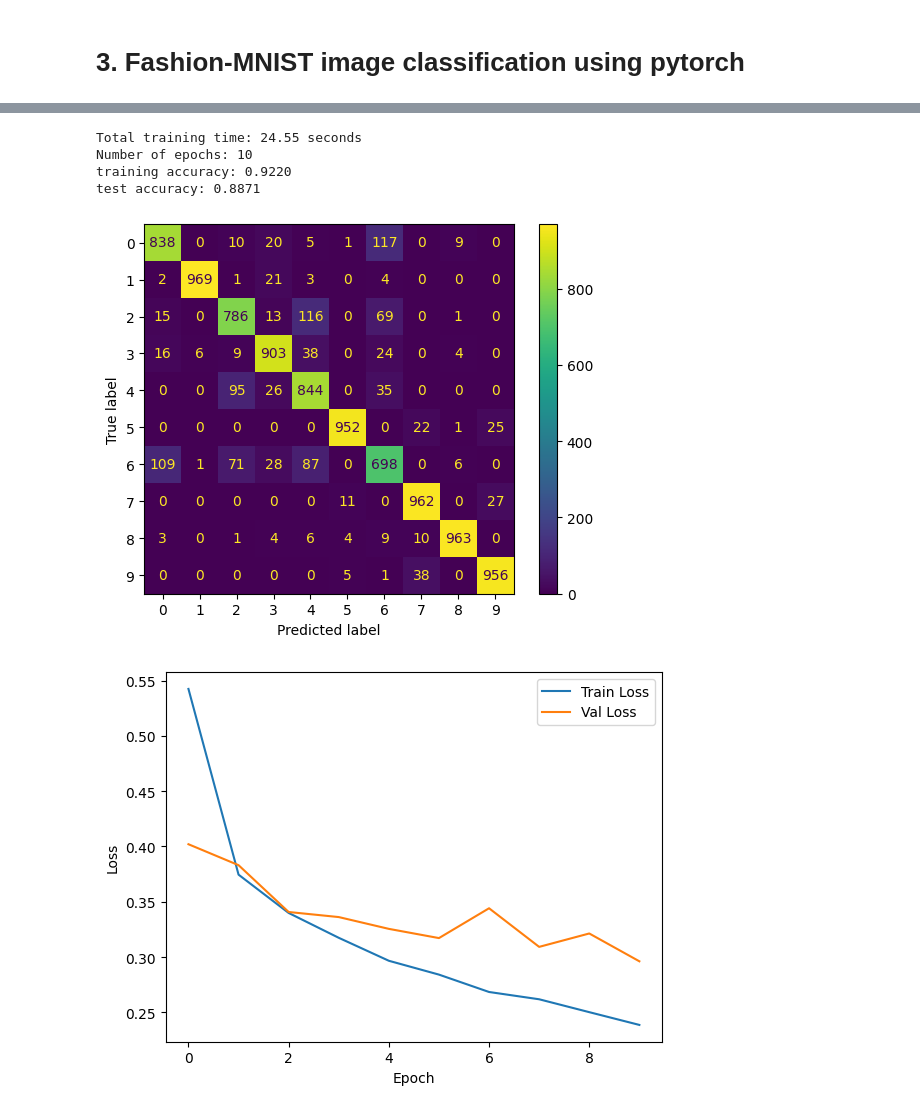
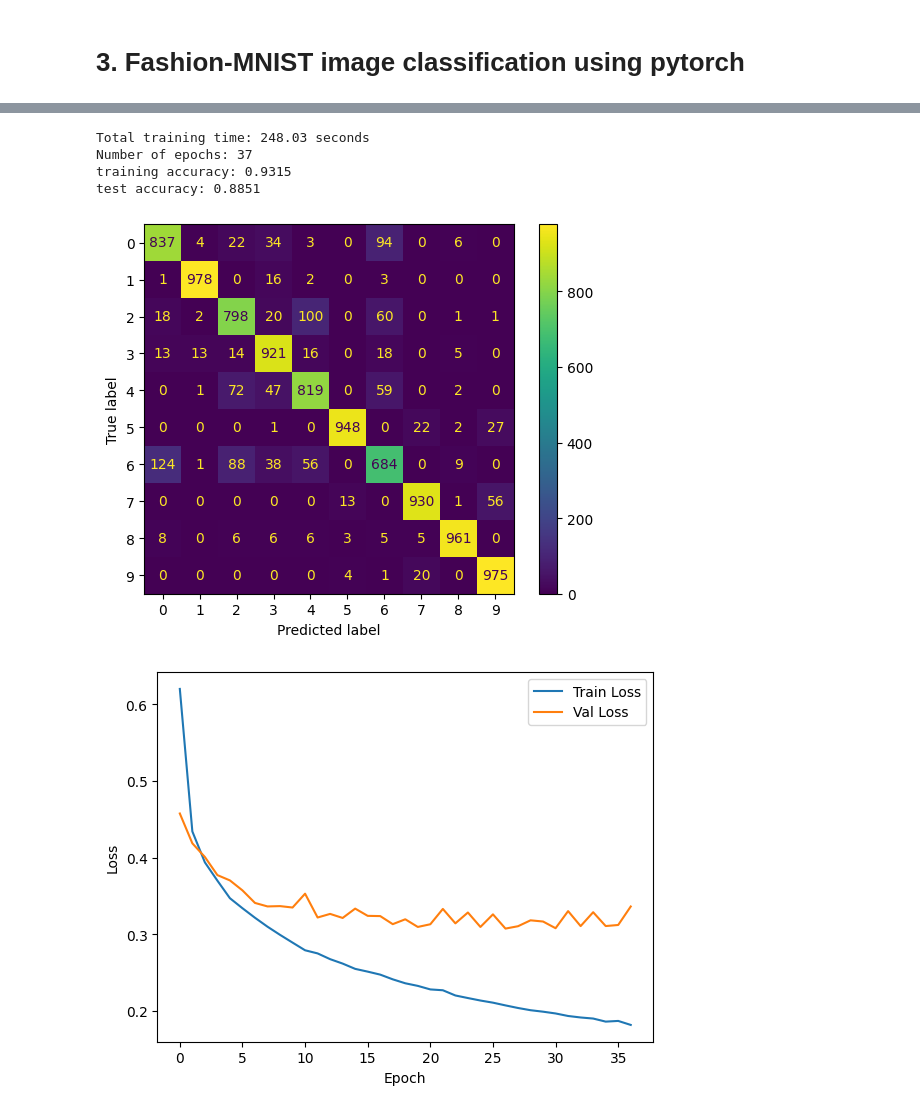
Before and after one commit to yiheng870106/Mathematics-of-Data-Science-Project-3-yiheng, a Jupyter notebook: project3.ipynb, the cells around one changed output, grey strips where cells are left out. Drawn from its saved outputs; the diff is of its cells as text; code cells hidden in the pictures.

```diff
--- a/project3.ipynb
+++ b/project3.ipynb
@@ -836,11 +836,9 @@ class NeuralNetwork(nn.Module):
         super().__init__()
         self.flatten = nn.Flatten()
         self.linear_relu_stack = nn.Sequential(
-            nn.Linear(28*28, 512),
+            nn.Linear(28*28, 128),
             nn.ReLU(),
-            nn.Linear(512, 512),
-            nn.ReLU(),
-            nn.Linear(512, 10),
+            nn.Linear(128, 10),
         )
 
     def forward(self, x):
@@ -855,14 +853,9 @@ optimizer = optim.Adam(model.parameters(), lr=0.001, weight_decay=1e-4)
 batch_size = 128
 epochs = 300
 patience = 10  # early stopping patience
+tol = 1e-4
 best_val_loss = float('inf')
 patience_counter = 0
-
-# detect convergence
-tol = 1e-4
-no_improve_count = 0
-max_no_improve = 10
-prev_loss = float('inf')
 
 def train_loop(dataloader, model, loss_fn, optimizer):
     model.train()
@@ -910,72 +903,62 @@ for t in range(epochs):
     val_losses.append(val_loss)
 
     # Early stopping
-    if val_loss < best_val_loss:
+    if best_val_loss - val_loss >= tol:
         best_val_loss = val_loss
         patience_counter = 0
         torch.save(model.state_dict(), "best_model.pt")
     else:
         patience_counter += 1
+        if val_loss < best_val_loss:
+          best_val_loss = val_loss
+          torch.save(model.state_dict(), "best_model.pt")
         if patience_counter >= patience:
-            # print("Early stopping triggered!")
-            break
-
-    # detect convergence
-    if abs(prev_loss - val_loss) < tol:
-        no_improve_count += 1
-        if no_improve_count > max_no_improve:
-            break
-    else:
-        no_improve_count = 0
-    prev_loss = val_loss
+          # print("Early stopping triggered!")
+          break
 end_time = time.time()
-for i in range(patience_counter):
-  train_losses.pop()
-  val_losses.pop()
-
 
 model.load_state_dict(torch.load("best_model.pt"))
 train_loss, train_acc = evaluate_loop(train_loader, model, loss_fn)
 test_loss, test_acc = evaluate_loop(test_loader, model, loss_fn)
 
 print(f"Total training time: {end_time - start_time:.2f} seconds")
-print(f"Number of epochs: {t+1-patience}")
+print(f"Number of epochs: {t+1}")
 # print(f"training loss: {train_loss:.4f}")
 print(f"training accuracy: {train_acc:.4f}")
 # print(f"test loss: {test_loss:.4f}")
 print(f"test accuracy: {test_acc:.4f}")
 
 #confusion matrix
 model.eval()
 all_preds = []
 all_labels = []
 
 with torch.no_grad():
     for X, y in test_loader:
         X, y = X.to(device), y.to(device)
         pred = model(X).argmax(1)
         all_preds.extend(pred.cpu().numpy())
         all_labels.extend(y.cpu().numpy())
 
 cm = confusion_matrix(all_labels, all_preds)
 disp = ConfusionMatrixDisplay(confusion_matrix=cm)
 disp.plot()
 plt.show()
 
 # Plot loss curve
 plt.plot(train_losses, label='Train Loss')
 plt.plot(val_losses, label='Val Loss')
 plt.xlabel('Epoch')
 plt.ylabel('Loss')
 plt.legend()
 plt.show()
 # %% [output]
-Total training time: 24.55 seconds
-Number of epochs: 10
-training accuracy: 0.9220
-test accuracy: 0.8871
+Total training time: 248.03 seconds
+Number of epochs: 37
+training accuracy: 0.9315
+test accuracy: 0.8851
-[figure, old version]
+[figure, new version]
-[figure, old version]
+[figure, new version]
 # %%
 class NeuralNetwork(nn.Module):
     def __init__(self, hidden_layers):
```
Also changed, not shown: parts of 7 cells of this notebook.
